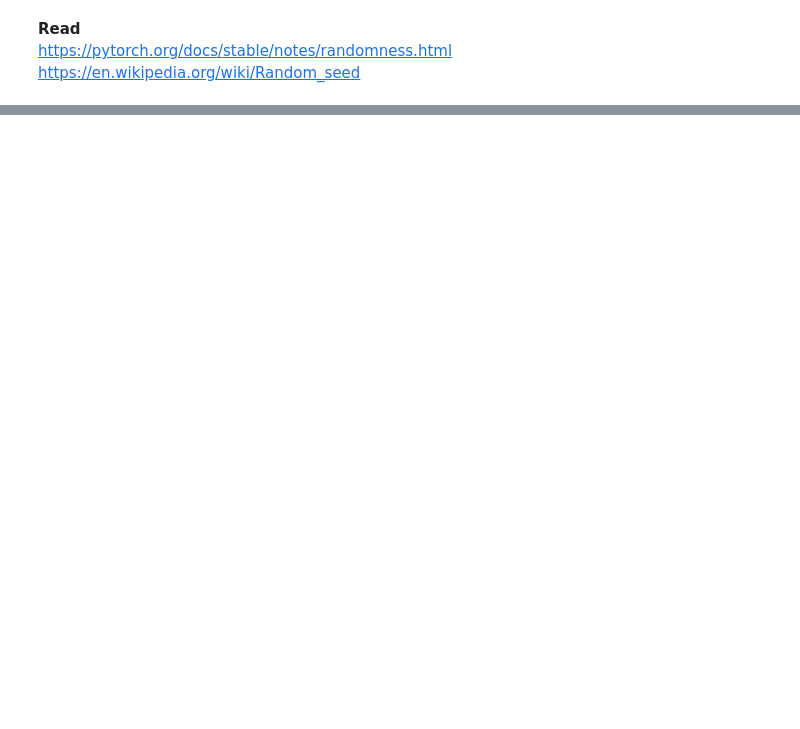
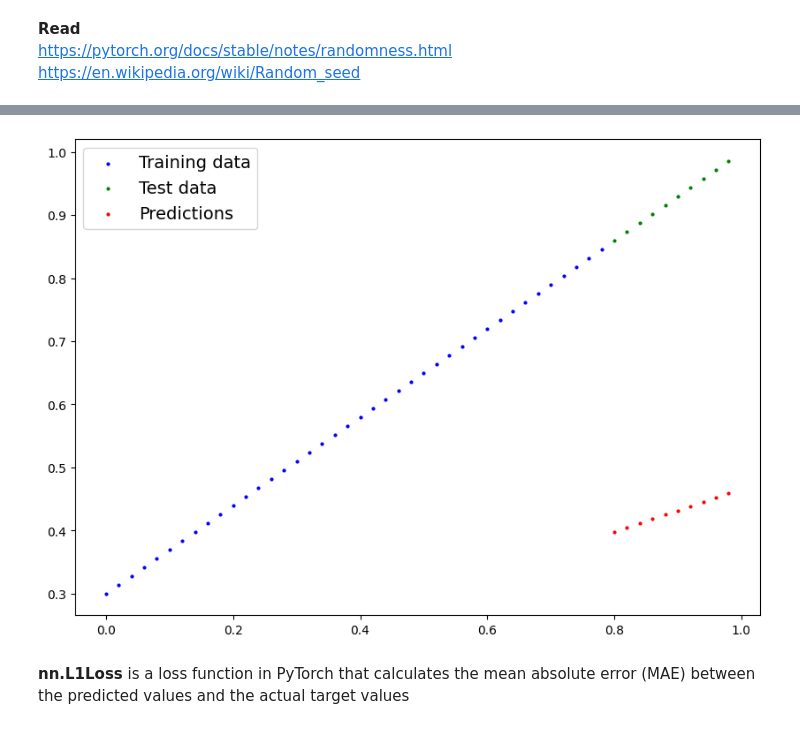
Before and after one commit to mmaazkhanhere/genai-learning-repo, a Jupyter notebook: deep-learning/deep_learning.ipynb, the cells around one changed output, grey strips where cells are left out. Cells and saved outputs as stored; diff of their text form; code cells hidden in the pictures; blank space fills up the shorter version.

```diff
--- a/deep-learning/deep_learning.ipynb
+++ b/deep-learning/deep_learning.ipynb
@@ -851,0 +903,5 @@ second_point.storage_offset()
+# %%
+train_split = int(0.8 * len(X))
+X_train, y_train = X[:train_split], y[:train_split]
+
+X_test, y_test = X[train_split:], y[train_split:]
@@ -851,0 +947,23 @@ second_point.storage_offset()
+# %%
+# Module is the base class for all neural network modules in PyTorch. Your
+# models should subclass this
+
+class LinearRegressionModel(nn.Module):
+  def __init__(self):
+    super().__init__()
+    # nn.Parameter tells PyTorch that a tensor should be considered a parameter
+    # of a module and will be automatically added to list of its parameters
+    # Parameter is typically used to define learnablke parameters in custom
+    # layers
+    self.weights = nn.Parameter(torch.randn(1,
+                                            requires_grad=True,
+                                            dtype=torch.float))
+    self.bias = nn.Parameter(torch.randn(1,
+                                         requires_grad=True,
+                                         dtype=torch.float))
+
+  # Forward method defines the computation performed at every call of the module
+  # It is where you specify the operations that happen during the forward pass of
+  # your network. It is required
+  def forward(self, x:torch.Tensor)->torch.Tensor:
+    return self.weights * x + self.bias
@@ -851,0 +1032,9 @@ second_point.storage_offset()
+# %%
+torch.manual_seed(42)
+
+# create an instance of the mode
+
+model_0 = LinearRegressionModel()
+
+# Checkout the parameters
+print(f"Parameters of the model: \n {list(model_0.parameters())}")
@@ -851,0 +1052,5 @@ second_point.storage_offset()
+# %%
+with torch.inference_mode():
+  y_preds = model_0(X_test)
+
+y_preds
@@ -851,0 +1068,6 @@ second_point.storage_offset()
+# %%
+plot_predictions(predictions=y_preds)
+# %% [output]
+[figure, added]
+# %% [markdown]
+**nn.L1Loss** is a loss function in PyTorch that calculates the mean absolute error (MAE) between the predicted values and the actual target values
```
Also changed, not shown: parts of 58 cells of this notebook.
